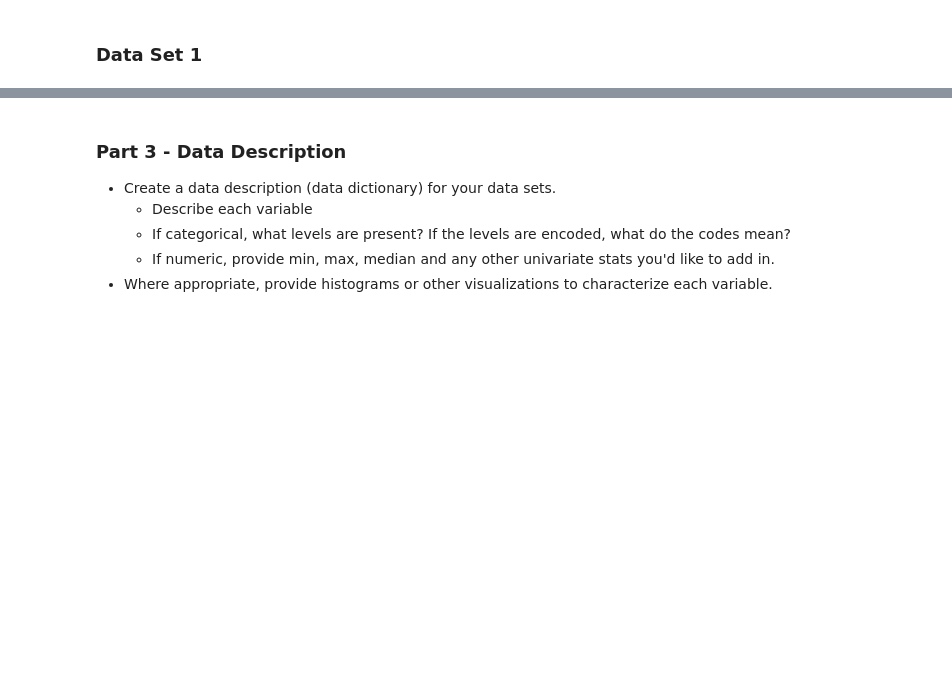
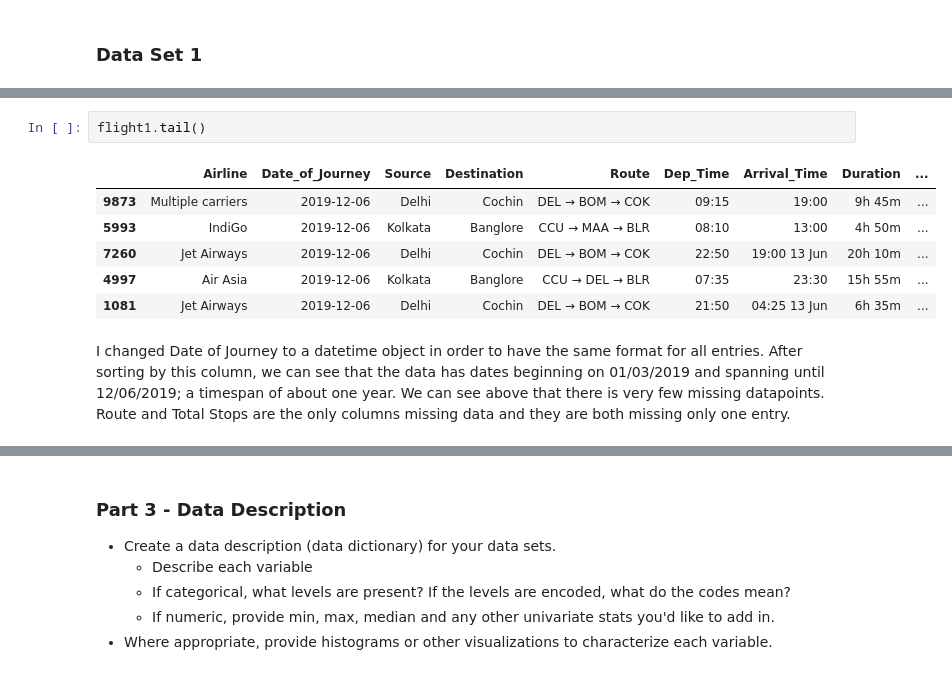
Before and after one commit to claywrentz/MLProject2, a Jupyter notebook: Project02.ipynb, the cells around one changed output, grey strips where cells are left out. Cells and saved outputs as stored; diff of their text form; blank space fills up the shorter version.

```diff
--- a/Project02.ipynb
+++ b/Project02.ipynb
@@ -139,0 +167,11 @@ This dataset has 11 attributes and 10,683 entries, which is 117,513 total data p
+# %%
+flight1.tail()
+# %% [output]
+|  | Airline | Date_of_Journey | Source | Destination | Route | Dep_Time | Arrival_Time | Duration | ... |
+| 9873 | Multiple carriers | 2019-12-06 | Delhi | Cochin | DEL → BOM → COK | 09:15 | 19:00 | 9h 45m | ... |
+| 5993 | IndiGo | 2019-12-06 | Kolkata | Banglore | CCU → MAA → BLR | 08:10 | 13:00 | 4h 50m | ... |
+| 7260 | Jet Airways | 2019-12-06 | Delhi | Cochin | DEL → BOM → COK | 22:50 | 19:00 13 Jun | 20h 10m | ... |
+| 4997 | Air Asia | 2019-12-06 | Kolkata | Banglore | CCU → DEL → BLR | 07:35 | 23:30 | 15h 55m | ... |
+| 1081 | Jet Airways | 2019-12-06 | Delhi | Cochin | DEL → BOM → COK | 21:50 | 04:25 13 Jun | 6h 35m | ... |
+# %% [markdown]
+I changed Date of Journey to a datetime object in order to have the same format for all entries. After sorting by this column, we can see that the data has dates beginning on 01/03/2019 and spanning until 12/06/2019; a timespan of about one year. We can see above that there is very few missing datapoints. Route and Total Stops are the only columns missing data and they are both missing only one entry.
```
Also changed, not shown: parts of 11 cells of this notebook.
